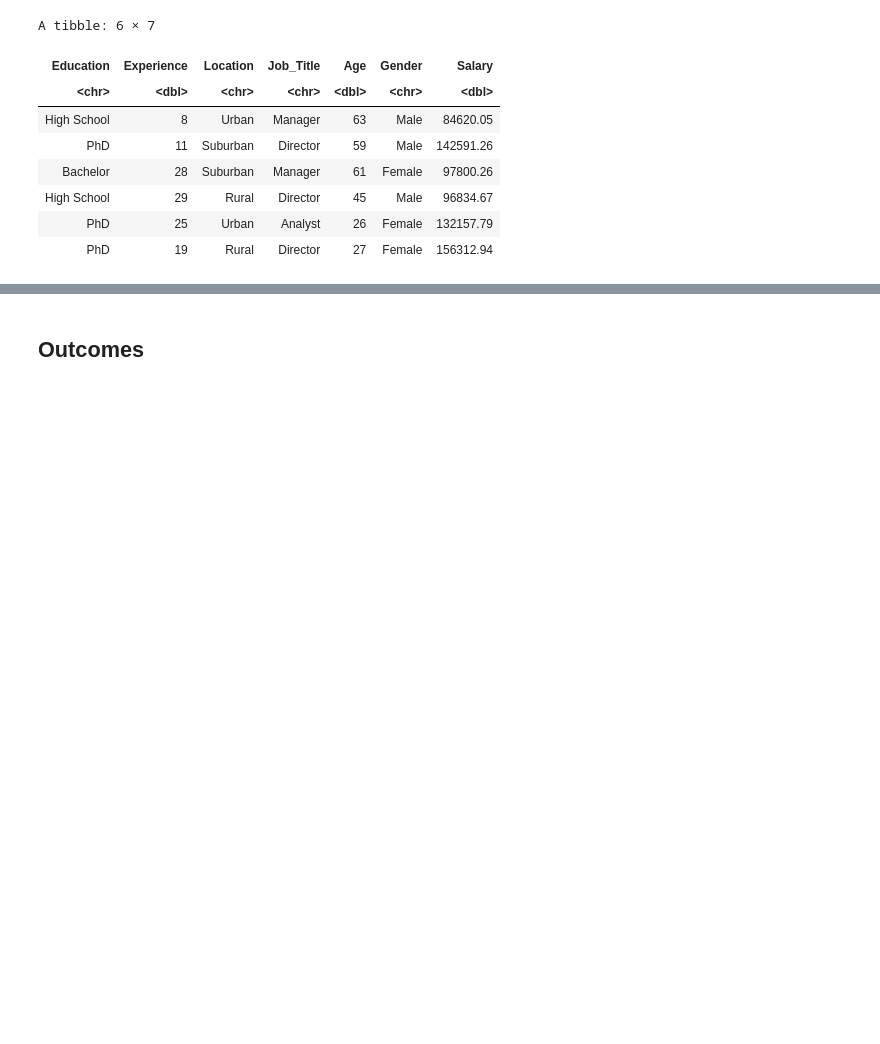
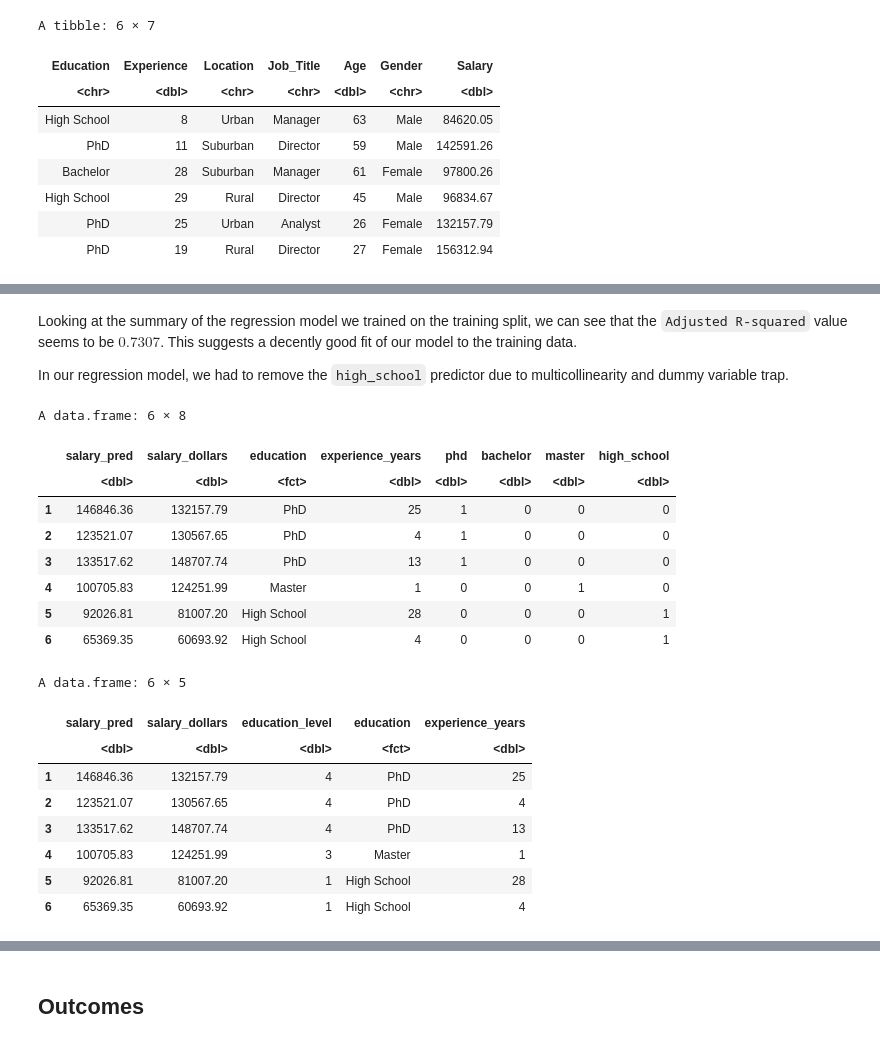
Before and after one commit to WhenLifeHandsYouLemons/DSCI-Project, a Jupyter notebook: report.ipynb, the cells around one changed output, grey strips where cells are left out. Cells and saved outputs as stored; diff of their text form; code cells hidden in the pictures; blank space fills up the shorter version.

```diff
--- a/report.ipynb
+++ b/report.ipynb
@@ -156,0 +150,48 @@ A data.frame: 6 × 5
+# %% [markdown]
+Looking at the summary of the regression model we trained on the training split, we can see that the `Adjusted R-squared` value seems to be $0.7307$. This suggests a decently good fit of our model to the training data.
+
+In our regression model, we had to remove the `high_school` predictor due to multicollinearity and dummy variable trap.
+# %%
+# Make predictions using the new data (df_testing), then rename and combine it with the df_testing data-frame
+predictions <- predict(model5, newdata=df_testing) |>
+    as.data.frame() |>
+    mutate(salary_pred = predict(model5, newdata = df_testing)) |>    # We use the `newdata` parameter instead of `data` for regression
+    select(salary_pred) |>
+    bind_cols(df_testing)
+
+# Displaying the top few predictions and original data
+head(predictions)
+
+# We renumber and combine the different education levels to make visualisations simpler
+predictions$high_school[predictions$high_school == 1] <- 1
+predictions$bachelor[predictions$bachelor == 1] <- 2
+predictions$master[predictions$master == 1] <- 3
+predictions$phd[predictions$phd == 1] <- 4
+
+# This works because each row only has one column with a non-zero value
+predictions$education_level <- pmax(predictions$phd, predictions$bachelor, predictions$master, predictions$high_school, na.rm = TRUE)
+
+# We can now only use the education levels as numbers instead of them being separate
+predictions <- select(predictions, salary_pred, salary_dollars, education_level, education, experience_years)
+
+# Display the top few newly cleaned up predictions and original data
+head(predictions)
+# %% [output]
+A data.frame: 6 × 8
+|  | salary_pred | salary_dollars | education | experience_years | phd | bachelor | master | high_school |
+|  | <dbl> | <dbl> | <fct> | <dbl> | <dbl> | <dbl> | <dbl> | <dbl> |
+| 1 | 146846.36 | 132157.79 | PhD | 25 | 1 | 0 | 0 | 0 |
+| 2 | 123521.07 | 130567.65 | PhD | 4 | 1 | 0 | 0 | 0 |
+| 3 | 133517.62 | 148707.74 | PhD | 13 | 1 | 0 | 0 | 0 |
+| 4 | 100705.83 | 124251.99 | Master | 1 | 0 | 0 | 1 | 0 |
+| 5 | 92026.81 | 81007.20 | High School | 28 | 0 | 0 | 0 | 1 |
+| 6 | 65369.35 | 60693.92 | High School | 4 | 0 | 0 | 0 | 1 |
+A data.frame: 6 × 5
+|  | salary_pred | salary_dollars | education_level | education | experience_years |
+|  | <dbl> | <dbl> | <dbl> | <fct> | <dbl> |
+| 1 | 146846.36 | 132157.79 | 4 | PhD | 25 |
+| 2 | 123521.07 | 130567.65 | 4 | PhD | 4 |
+| 3 | 133517.62 | 148707.74 | 4 | PhD | 13 |
+| 4 | 100705.83 | 124251.99 | 3 | Master | 1 |
+| 5 | 92026.81 | 81007.20 | 1 | High School | 28 |
+| 6 | 65369.35 | 60693.92 | 1 | High School | 4 |
```
Also changed, not shown: parts of 13 cells of this notebook, 1 other file.
